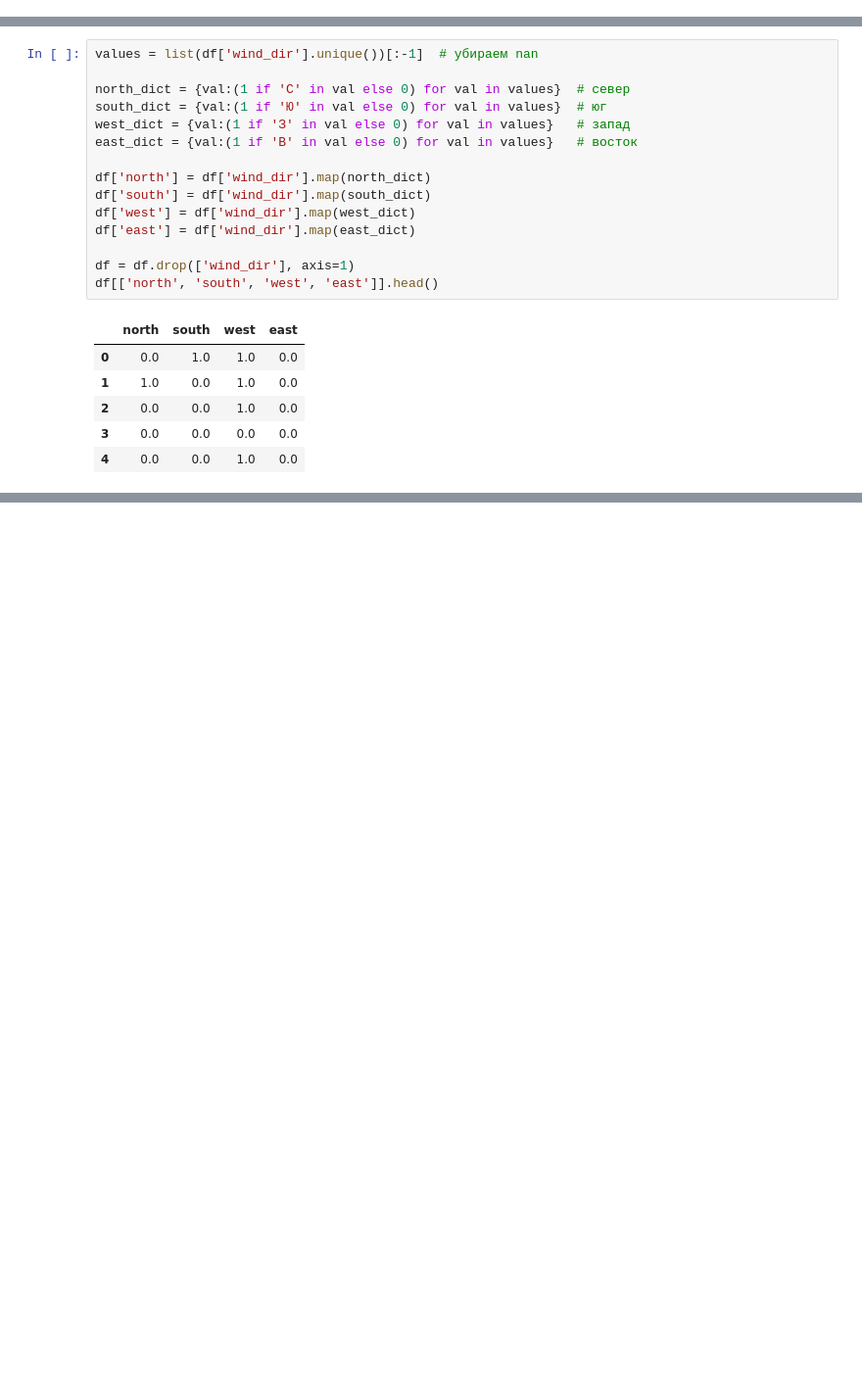
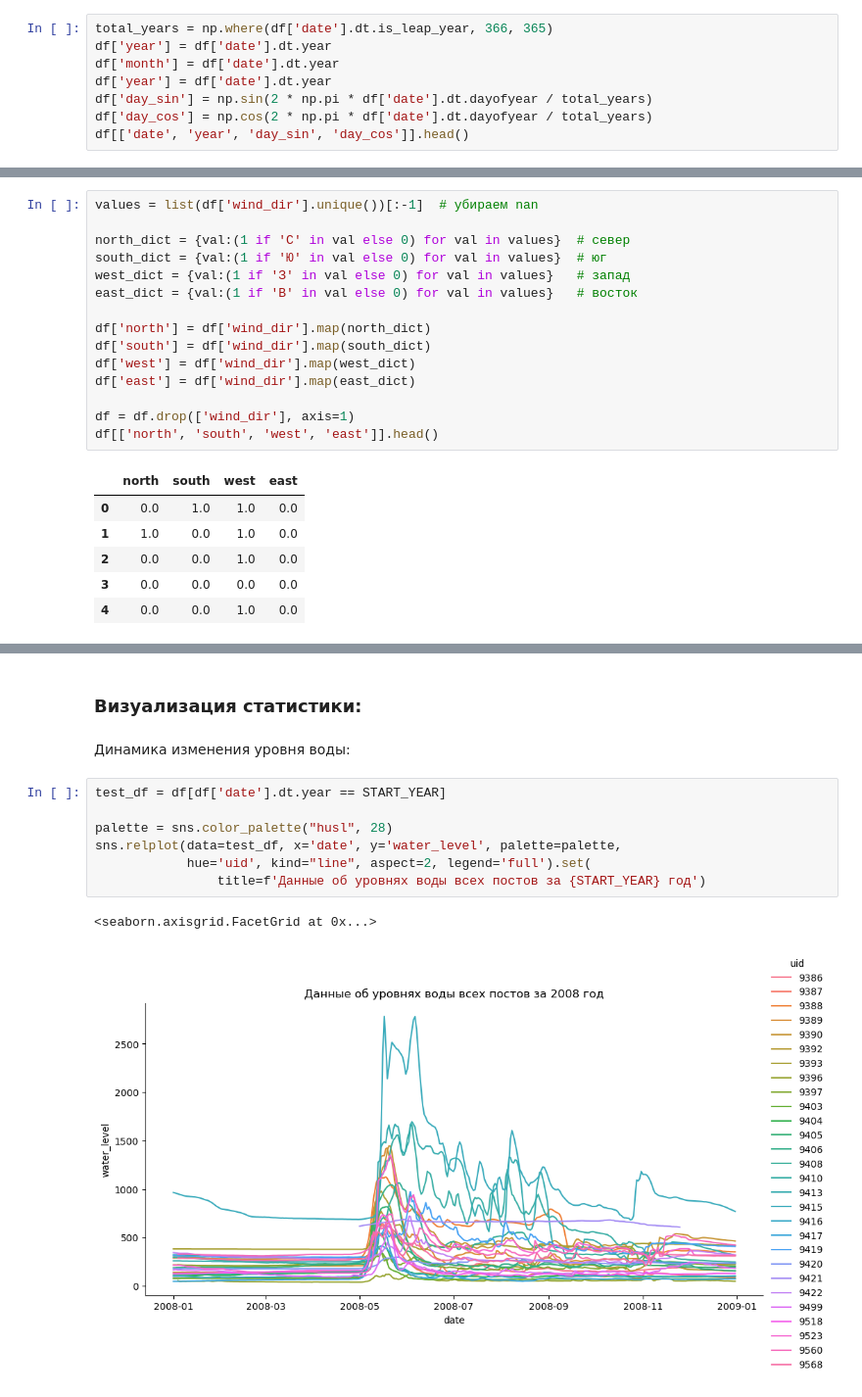
Before and after one commit to phys-winner/water-predictor-bot, a Jupyter notebook: notebooks/eda.ipynb, the cells around one changed output, grey strips where cells are left out. Shown at 98% size. Drawn from its saved outputs; the diff is of its cells as text; blank space fills up the shorter version.

```diff
--- a/notebooks/eda.ipynb
+++ b/notebooks/eda.ipynb
@@ -519,0 +498,8 @@ df[['date', 'year', 'day_sin', 'day_cos']].head()
+# %%
+total_years = np.where(df['date'].dt.is_leap_year, 366, 365)
+df['year'] = df['date'].dt.year
+df['month'] = df['date'].dt.year
+df['year'] = df['date'].dt.year
+df['day_sin'] = np.sin(2 * np.pi * df['date'].dt.dayofyear / total_years)
+df['day_cos'] = np.cos(2 * np.pi * df['date'].dt.dayofyear / total_years)
+df[['date', 'year', 'day_sin', 'day_cos']].head()
@@ -669,0 +663,14 @@ memory usage: 10.6 MB
+# %% [markdown]
+### Визуализация статистики:
+# %% [markdown]
+Динамика изменения уровня воды:
+# %%
+test_df = df[df['date'].dt.year == START_YEAR]
+
+palette = sns.color_palette("husl", 28)
+sns.relplot(data=test_df, x='date', y='water_level', palette=palette,
+            hue='uid', kind="line", aspect=2, legend='full').set(
+                title=f'Данные об уровнях воды всех постов за {START_YEAR} год')
+# %% [output]
+<seaborn.axisgrid.FacetGrid at 0x...>
+[figure, added]
```
Also changed, not shown: parts of 99 cells of this notebook.
